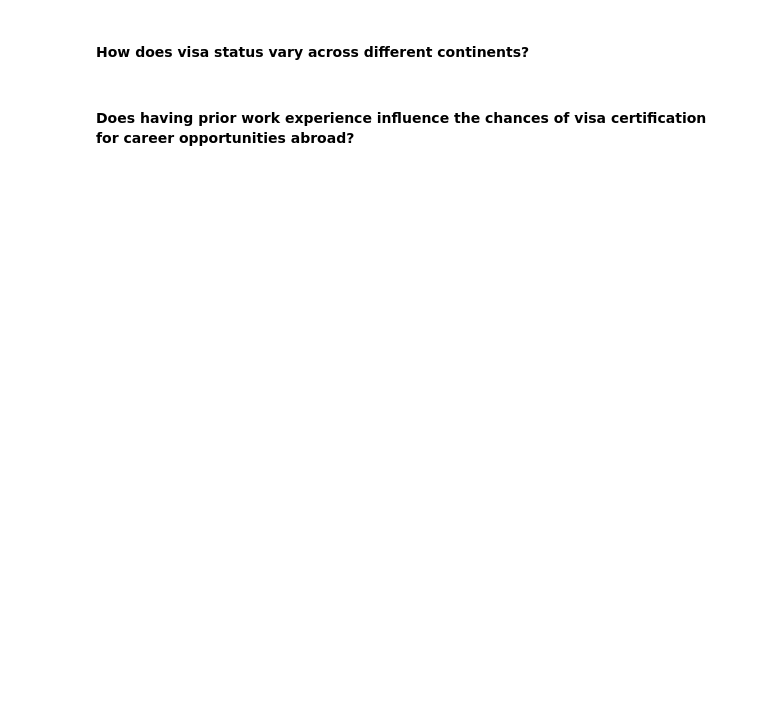
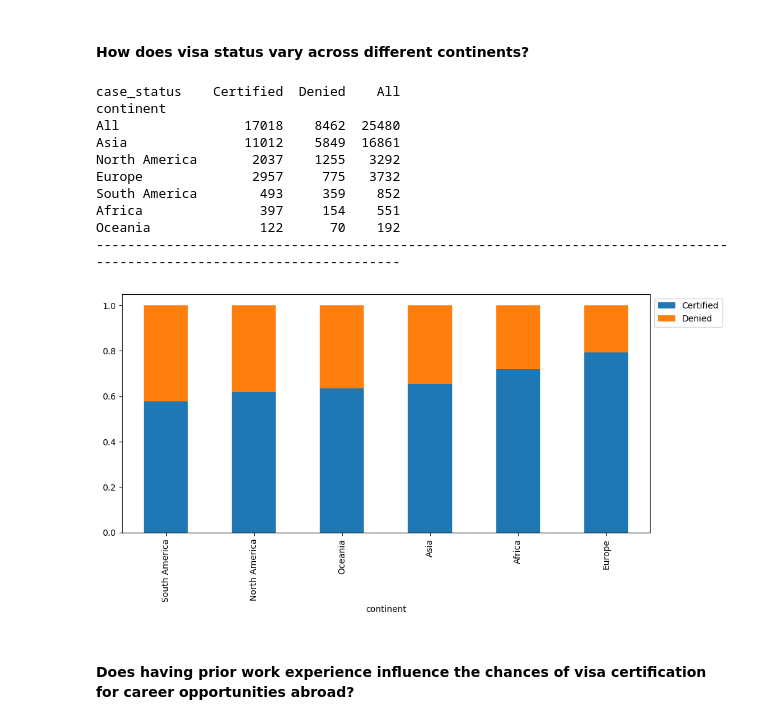
Before and after one commit to yash1thsa/machine_learning_pipelines, a Jupyter notebook: EasyVisa_Full_Code_Notebook.ipynb, the cells around one changed output. Saved outputs shown, nothing was run; the diff lists cells and outputs as text; code cells hidden in the pictures; blank space fills up the shorter version.

```diff
--- a/EasyVisa_Full_Code_Notebook.ipynb
+++ b/EasyVisa_Full_Code_Notebook.ipynb
@@ -458,4 +505,19 @@ def stacked_barplot(data, predictor, target):
 # %% [markdown]
 #### How does visa status vary across different continents?
+# %%
+stacked_barplot(data, 'continent', 'case_status')
+#Europe and Africa seem to have higher approval odds compared to south/North America
+# %% [output]
+case_status    Certified  Denied    All
+continent
+All                17018    8462  25480
+Asia               11012    5849  16861
+North America       2037    1255   3292
+Europe              2957     775   3732
+South America        493     359    852
+Africa               397     154    551
+Oceania              122      70    192
+------------------------------------------------------------------------------------------------------------------------
+[figure, added]
 # %% [markdown]
 #### Does having prior work experience influence the chances of visa certification for career opportunities abroad?
```
Also changed, not shown: parts of 75 cells of this notebook.
